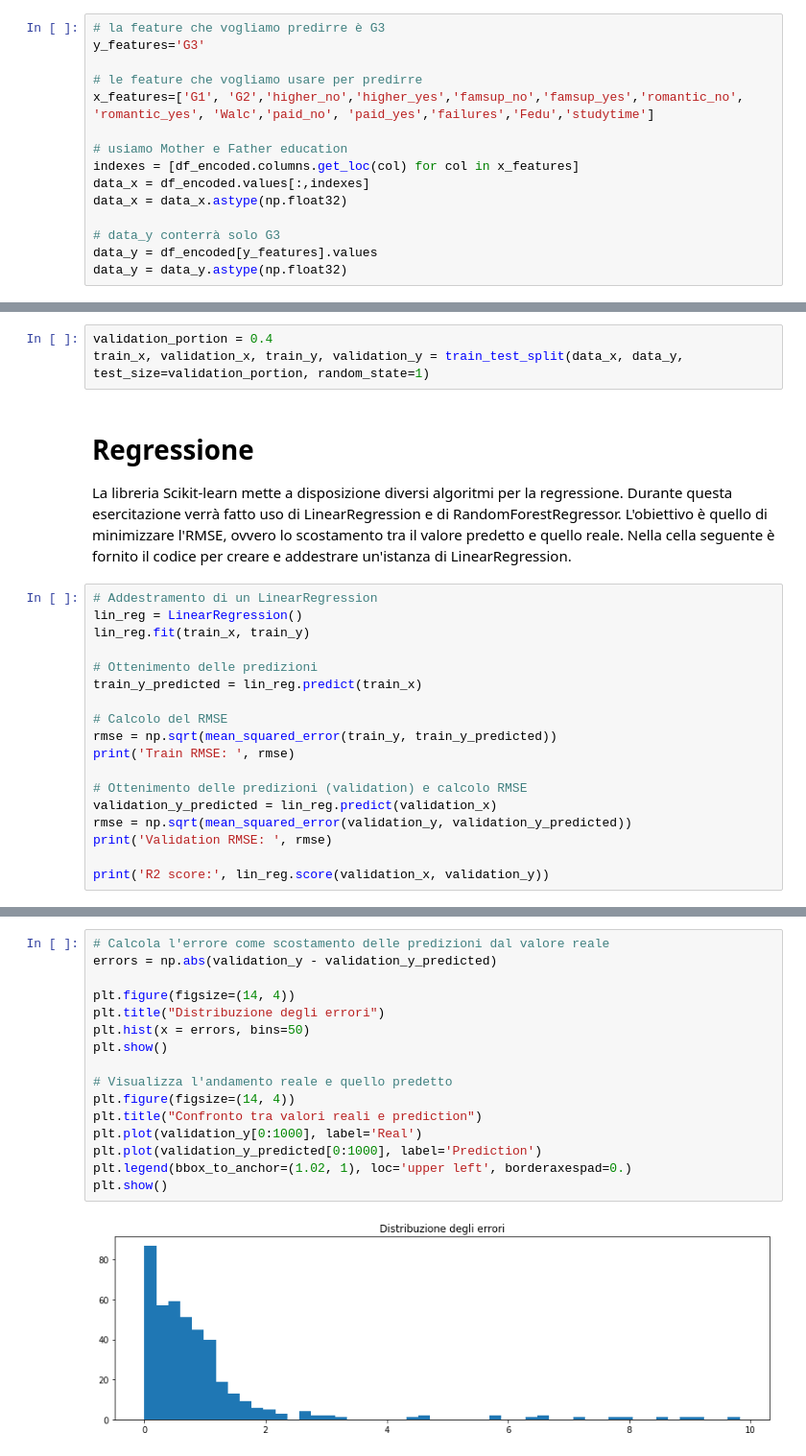
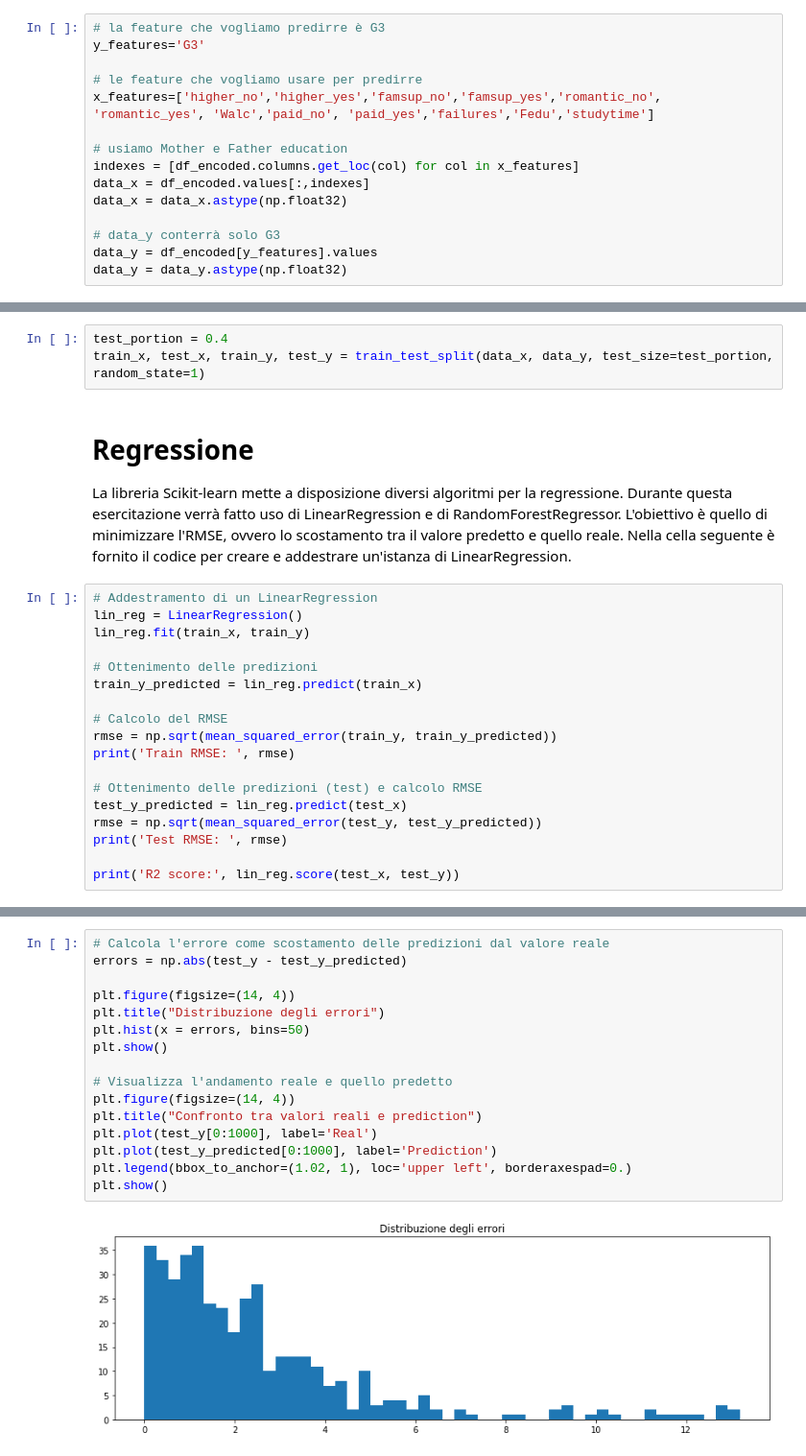
Before and after one commit to aleksandarstojkovski/SUPSI_Machine_Learning, a Jupyter notebook: students.ipynb, the cells around one changed output, grey strips where cells are left out. Shown at 96% size. Cells and saved outputs as stored; diff of their text form.

```diff
--- a/students.ipynb
+++ b/students.ipynb
@@ -311,7 +314,7 @@ Name: G3, dtype: float64
 y_features='G3'
 
 # le feature che vogliamo usare per predirre
-x_features=['G1', 'G2','higher_no','higher_yes','famsup_no','famsup_yes','romantic_no', 'romantic_yes', 'Walc','paid_no', 'paid_yes','failures','Fedu','studytime']
+x_features=['higher_no','higher_yes','famsup_no','famsup_yes','romantic_no', 'romantic_yes', 'Walc','paid_no', 'paid_yes','failures','Fedu','studytime']
 
 # usiamo Mother e Father education
 indexes = [df_encoded.columns.get_loc(col) for col in x_features]
@@ -327,6 +330,6 @@ Dividiamo il dataset in **train** (60%) e **validation** (40%)
 # %%
-validation_portion = 0.4
-train_x, validation_x, train_y, validation_y = train_test_split(data_x, data_y, test_size=validation_portion, random_state=1)
+test_portion = 0.4
+train_x, test_x, train_y, test_y = train_test_split(data_x, data_y, test_size=test_portion, random_state=1)
 # %% [markdown]
 # Regressione
 La libreria Scikit-learn mette a disposizione diversi algoritmi per la regressione. Durante questa esercitazione verrà fatto uso di LinearRegression e di RandomForestRegressor.
@@ -344,10 +347,10 @@ train_y_predicted = lin_reg.predict(train_x)
 rmse = np.sqrt(mean_squared_error(train_y, train_y_predicted))
 print('Train RMSE: ', rmse)
 
-# Ottenimento delle predizioni (validation) e calcolo RMSE
-validation_y_predicted = lin_reg.predict(validation_x)
-rmse = np.sqrt(mean_squared_error(validation_y, validation_y_predicted))
-print('Validation RMSE: ', rmse)
+# Ottenimento delle predizioni (test) e calcolo RMSE
+test_y_predicted = lin_reg.predict(test_x)
+rmse = np.sqrt(mean_squared_error(test_y, test_y_predicted))
+print('Test RMSE: ', rmse)
 
-print('R2 score:', lin_reg.score(validation_x, validation_y))
+print('R2 score:', lin_reg.score(test_x, test_y))
 # %% [output]
@@ -357,18 +360,18 @@ R2 score: 0.8190304217630723
 # %%
 # Calcola l'errore come scostamento delle predizioni dal valore reale
-errors = np.abs(validation_y - validation_y_predicted)
+errors = np.abs(test_y - test_y_predicted)
 
 plt.figure(figsize=(14, 4))
 plt.title("Distribuzione degli errori")
 plt.hist(x = errors, bins=50)
 plt.show()
 
 # Visualizza l'andamento reale e quello predetto
 plt.figure(figsize=(14, 4))
 plt.title("Confronto tra valori reali e prediction")
-plt.plot(validation_y[0:1000], label='Real')
-plt.plot(validation_y_predicted[0:1000], label='Prediction')
+plt.plot(test_y[0:1000], label='Real')
+plt.plot(test_y_predicted[0:1000], label='Prediction')
 plt.legend(bbox_to_anchor=(1.02, 1), loc='upper left', borderaxespad=0.)
 plt.show()
 # %% [output]
-[figure, old version]
+[figure, new version]
```
Also changed, not shown: parts of 20 cells of this notebook.
